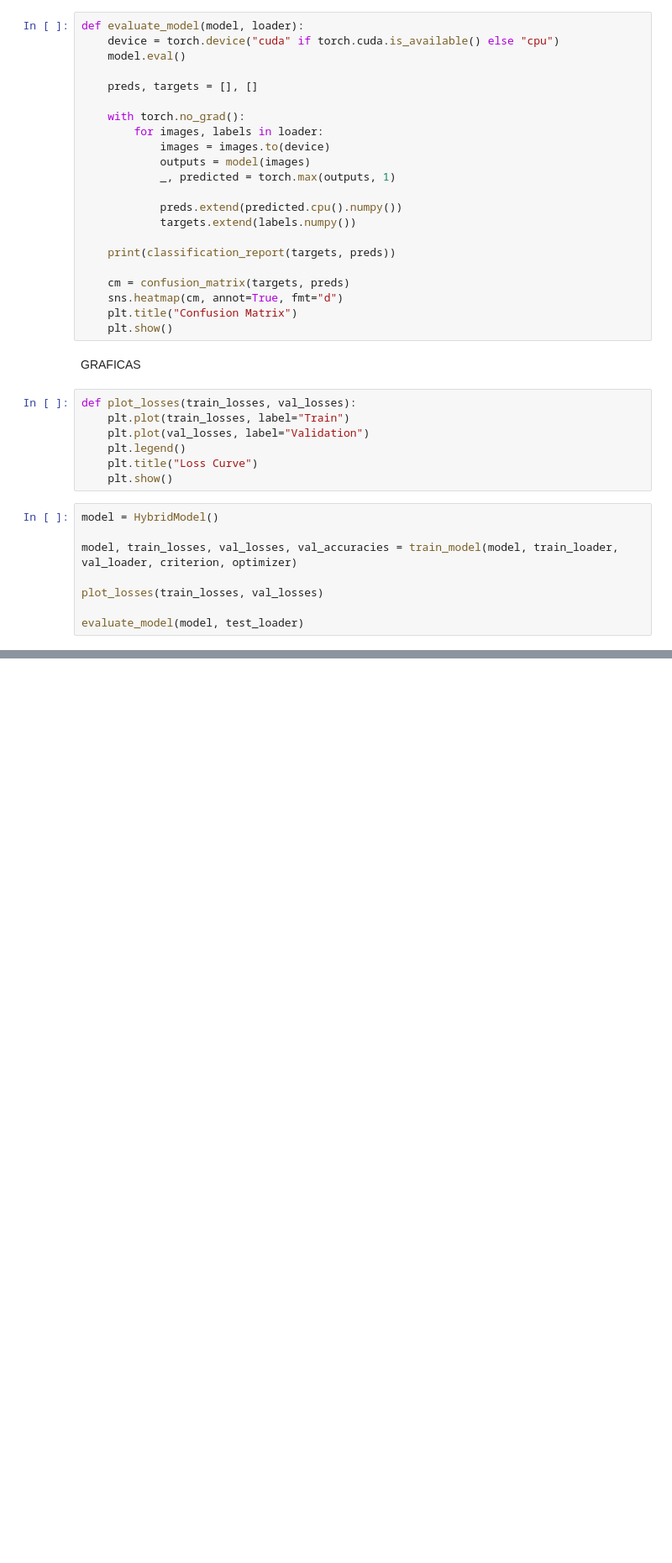
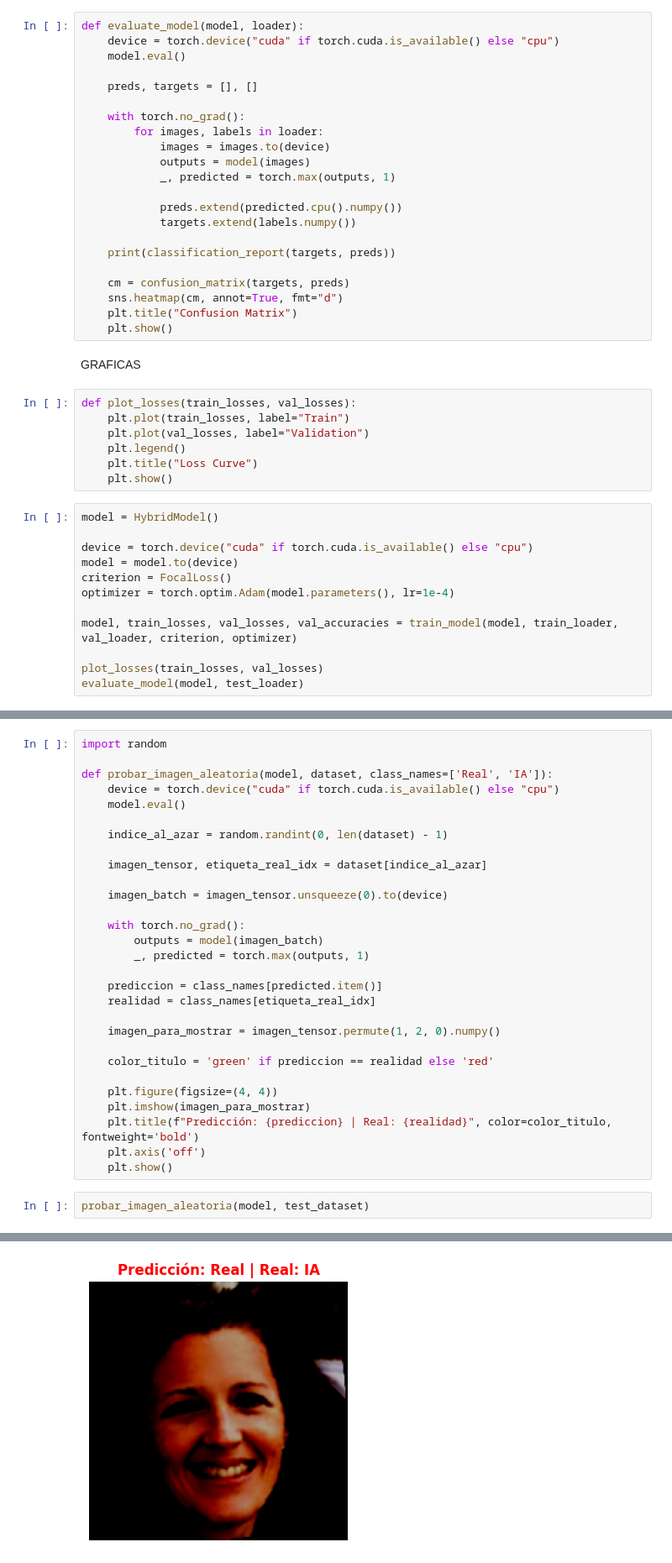
Before and after one commit to estdanielscl/deeplearning, a Jupyter notebook: proyectofinalcorte2.ipynb, the cells around one changed output, grey strips where cells are left out. Shown at 84% size. Cells and saved outputs as stored; diff of their text form; blank space fills up the shorter version.

Commit message:
Corrección de errores y métodos para realizar pruebas manuales con imágenes

```diff
--- a/proyectofinalcorte2.ipynb
+++ b/proyectofinalcorte2.ipynb
@@ -388,9 +393,13 @@ def plot_losses(train_losses, val_losses):
     plt.show()
 # %%
 model = HybridModel()
+
+device = torch.device("cuda" if torch.cuda.is_available() else "cpu")
+model = model.to(device)
+criterion = FocalLoss()
+optimizer = torch.optim.Adam(model.parameters(), lr=1e-4)
 
 model, train_losses, val_losses, val_accuracies = train_model(model, train_loader, val_loader, criterion, optimizer)
 
 plot_losses(train_losses, val_losses)
-
 evaluate_model(model, test_loader)
@@ -407,0 +497,32 @@ FFT (Fourier) ──► CNN ──► Features de frecuencia
+# %%
+import random
+
+def probar_imagen_aleatoria(model, dataset, class_names=['Real', 'IA']):
+    device = torch.device("cuda" if torch.cuda.is_available() else "cpu")
+    model.eval()
+
+    indice_al_azar = random.randint(0, len(dataset) - 1)
+
+    imagen_tensor, etiqueta_real_idx = dataset[indice_al_azar]
+
+    imagen_batch = imagen_tensor.unsqueeze(0).to(device)
+
+    with torch.no_grad():
+        outputs = model(imagen_batch)
+        _, predicted = torch.max(outputs, 1)
+
+    prediccion = class_names[predicted.item()]
+    realidad = class_names[etiqueta_real_idx]
+
+    imagen_para_mostrar = imagen_tensor.permute(1, 2, 0).numpy()
+
+    color_titulo = 'green' if prediccion == realidad else 'red'
+
+    plt.figure(figsize=(4, 4))
+    plt.imshow(imagen_para_mostrar)
+    plt.title(f"Predicción: {prediccion} | Real: {realidad}", color=color_titulo, fontweight='bold')
+    plt.axis('off')
+    plt.show()
+# %%
+probar_imagen_aleatoria(model, test_dataset)
+# %% [output]
@@ -407,0 +530 @@ FFT (Fourier) ──► CNN ──► Features de frecuencia
+[figure, added]
```
Also changed, not shown: parts of 14 cells of this notebook.
